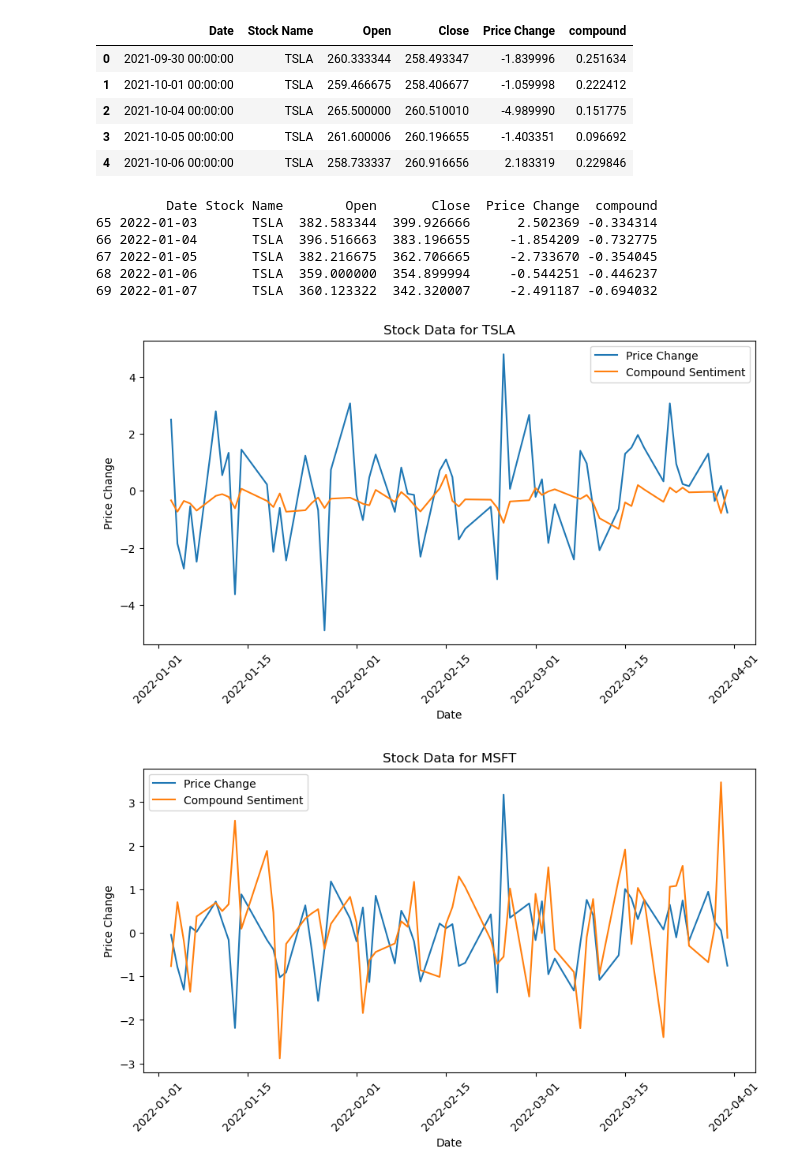
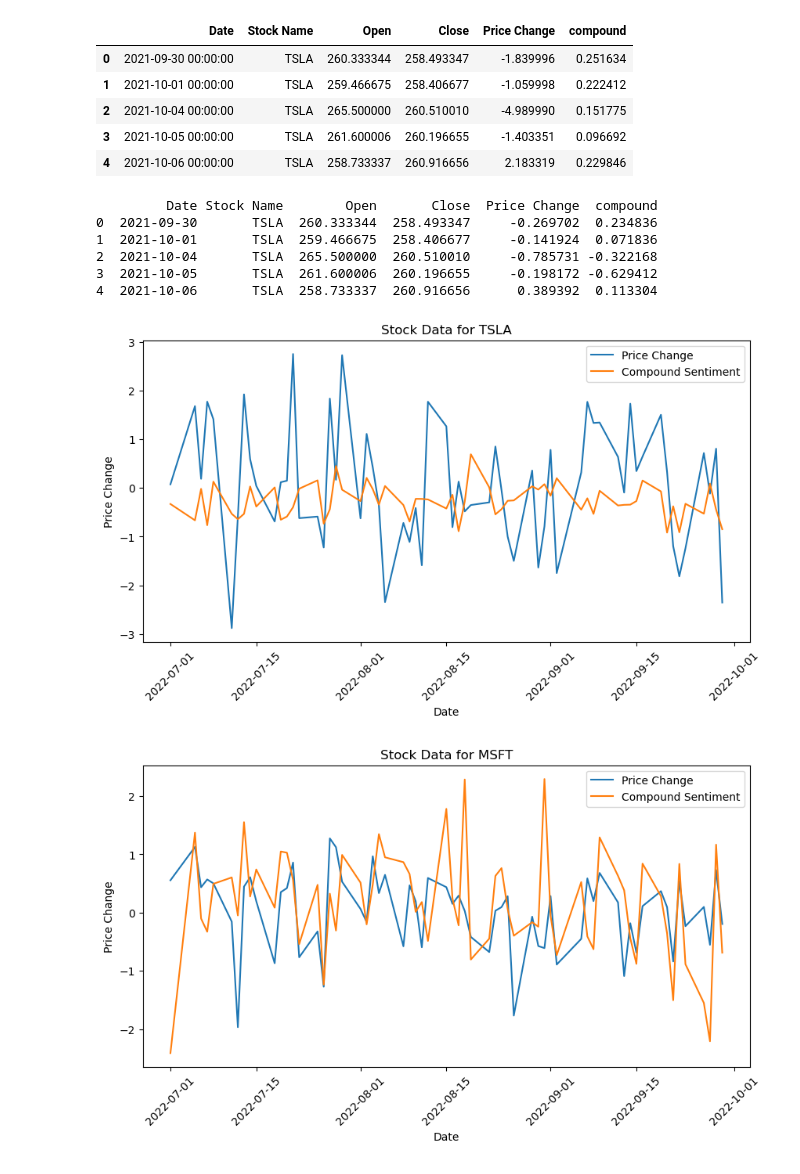
Before and after one commit to AngieP48/project-3, a Jupyter notebook: Marks Code.ipynb, the cells around one changed output. Drawn from its saved outputs; the diff is of its cells as text; code cells hidden in the pictures.

```diff
--- a/Marks Code.ipynb
+++ b/Marks Code.ipynb
@@ -259,37 +233,38 @@ scaler = StandardScaler()
 
 # Select the columns to be scaled
 merged_df[['compound', 'Price Change']] = scaler.fit_transform(merged_df[['compound', 'Price Change']])
+merged_df.loc[:, 'Date'] = pd.to_datetime(merged_df['Date']).dt.date
 
 # Now the 'compound' and 'Price Change' columns are standardized
 print(merged_df.head())
 # %% [output]
          Date Stock Name        Open       Close  Price Change  compound
-65 2022-01-03       TSLA  382.583344  399.926666      2.502369 -0.334314
-66 2022-01-04       TSLA  396.516663  383.196655     -1.854209 -0.732775
-67 2022-01-05       TSLA  382.216675  362.706665     -2.733670 -0.354045
-68 2022-01-06       TSLA  359.000000  354.899994     -0.544251 -0.446237
-69 2022-01-07       TSLA  360.123322  342.320007     -2.491187 -0.694032
+0  2021-09-30       TSLA  260.333344  258.493347     -0.269702  0.234836
+1  2021-10-01       TSLA  259.466675  258.406677     -0.141924  0.071836
+2  2021-10-04       TSLA  265.500000  260.510010     -0.785731 -0.322168
+3  2021-10-05       TSLA  261.600006  260.196655     -0.198172 -0.629412
+4  2021-10-06       TSLA  258.733337  260.916656      0.389392  0.113304
 # %%
 # Define the specific date range
 merged_df['Date'] = pd.to_datetime(merged_df['Date'])
-start_date = '2022-01-01'
-end_date = '2022-03-31'
+start_date = '2022-07-01'
+end_date = '2022-09-30'
 
 merged_df = merged_df[(merged_df['Date'] >= start_date) & (merged_df['Date'] <= end_date)]
 
 for stock_name in stock_names_of_interest:
     # Filter the DataFrame for the current stock
     stock_df = merged_df[merged_df['Stock Name'] == stock_name]
 
     # Plot the stock data
     plt.figure(figsize=(10, 5))
     plt.plot(stock_df['Date'], stock_df[['Price Change', 'compound']], label=stock_name)
     plt.title(f'Stock Data for {stock_name}')
     plt.xlabel('Date')
     plt.xticks(rotation=45)
     plt.ylabel('Price Change')
     plt.legend(['Price Change', 'Compound Sentiment'])
     plt.show()
 # %% [output]
-[figure, old version]
+[figure, new version]
-[figure, old version]
+[figure, new version]
```
Also changed, not shown: parts of 5 cells of this notebook, 1 other file.
